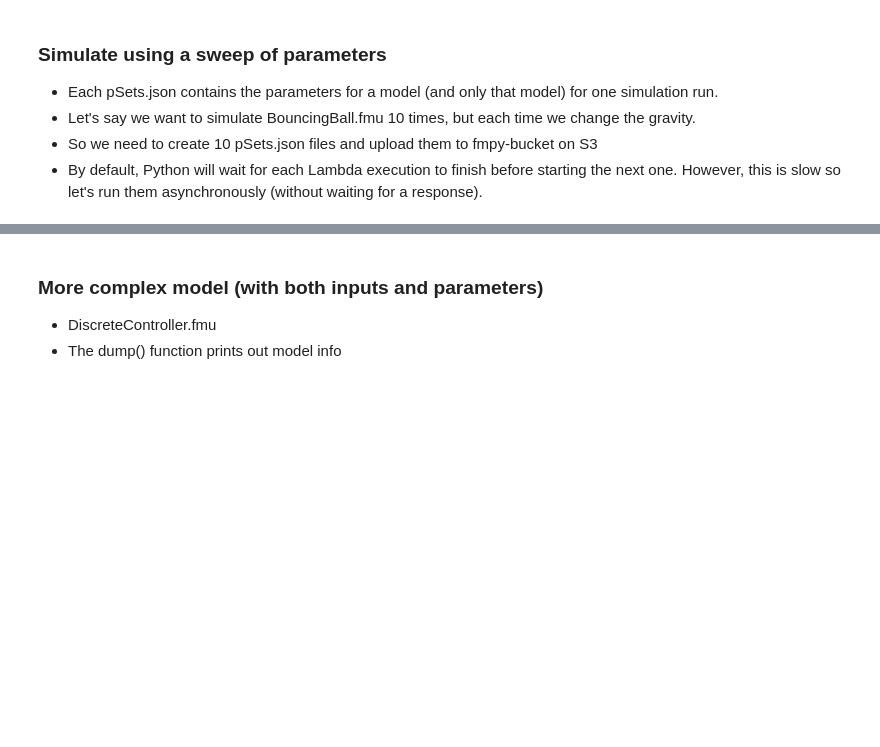
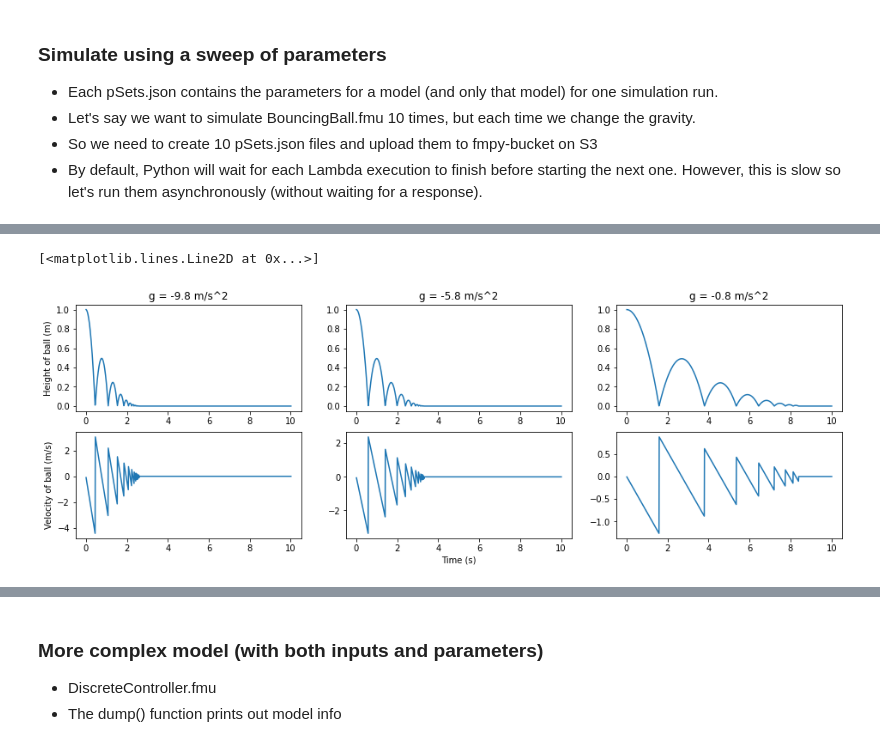
Before and after one commit to stpilks99/simulate-FMU-Lambda, a Jupyter notebook: InvokeLambdaSimulateFMU.ipynb, the cells around one changed output, grey strips where cells are left out. Drawn from its saved outputs; the diff is of its cells as text; code cells hidden in the pictures; blank space fills up the shorter version.

```diff
--- a/InvokeLambdaSimulateFMU.ipynb
+++ b/InvokeLambdaSimulateFMU.ipynb
@@ -195,0 +216,6 @@ for i in range(10):
+# %%
+# plotting 3 as an example
+df_sweep_ball_1 = pd.read_csv('BouncingBall.fmu_2022_07_14_22_07_21_Results_Run1.csv')
+df_sweep_ball_2 = pd.read_csv('BouncingBall.fmu_2022_07_14_22_07_23_Results_Run5.csv')
+df_sweep_ball_3 = pd.read_csv('BouncingBall.fmu_2022_07_14_22_07_24_Results_Run10.csv')
+df_sweep_ball_1.head()
@@ -195,0 +229,19 @@ for i in range(10):
+# %%
+# matplotlib subplot
+# plots time against velocity and height for all 3 dataframes
+fig, axs = plt.subplots(nrows=2, ncols=3, figsize=(16,5))
+axs[0, 0].plot(df_sweep_ball_1['time'], df_sweep_ball_1['h'])
+axs[0, 0].set_ylabel('Height of ball (m)')
+axs[0, 0].set_title('g = -9.8 m/s^2')
+axs[0, 1].plot(df_sweep_ball_2['time'], df_sweep_ball_2['h'])
+axs[0, 1].set_title('g = -5.8 m/s^2')
+axs[0, 2].plot(df_sweep_ball_3['time'], df_sweep_ball_3['h'])
+axs[0, 2].set_title('g = -0.8 m/s^2')
+axs[1, 0].plot(df_sweep_ball_1['time'], df_sweep_ball_1['v'])
+axs[1, 0].set_ylabel('Velocity of ball (m/s)')
+axs[1, 1].plot(df_sweep_ball_2['time'], df_sweep_ball_2['v'])
+axs[1, 1].set_xlabel('Time (s)')
+axs[1, 2].plot(df_sweep_ball_3['time'], df_sweep_ball_3['v'])
+# %% [output]
+[<matplotlib.lines.Line2D at 0x...>]
+[figure, added]
```
Also changed, not shown: parts of 43 cells of this notebook.
